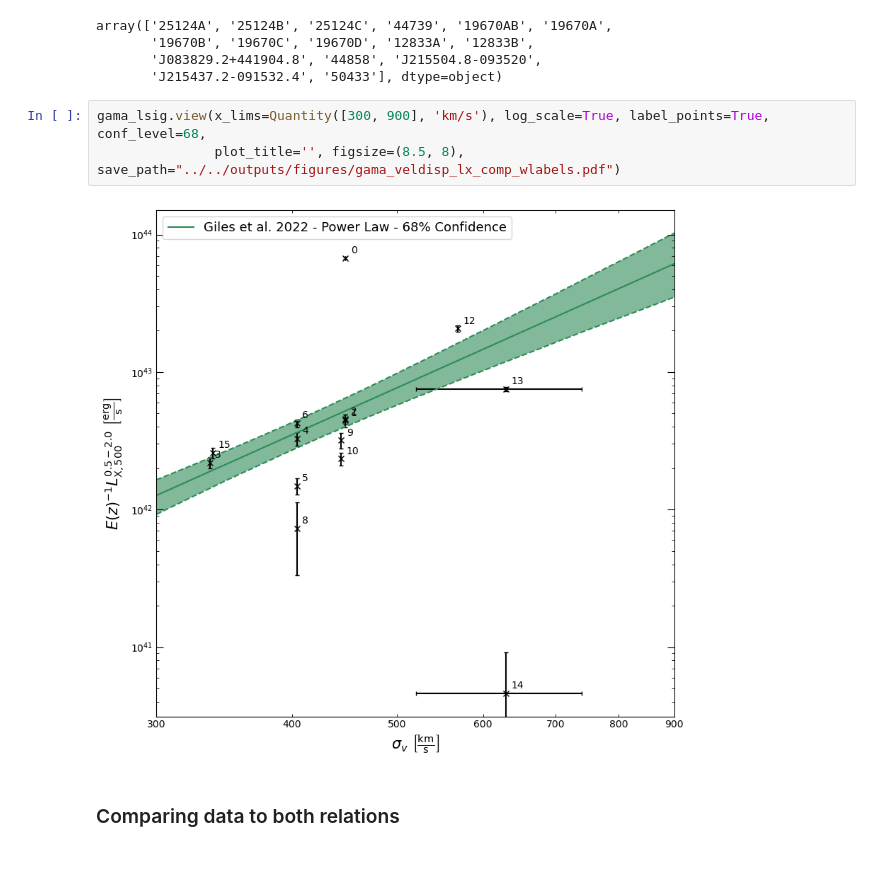
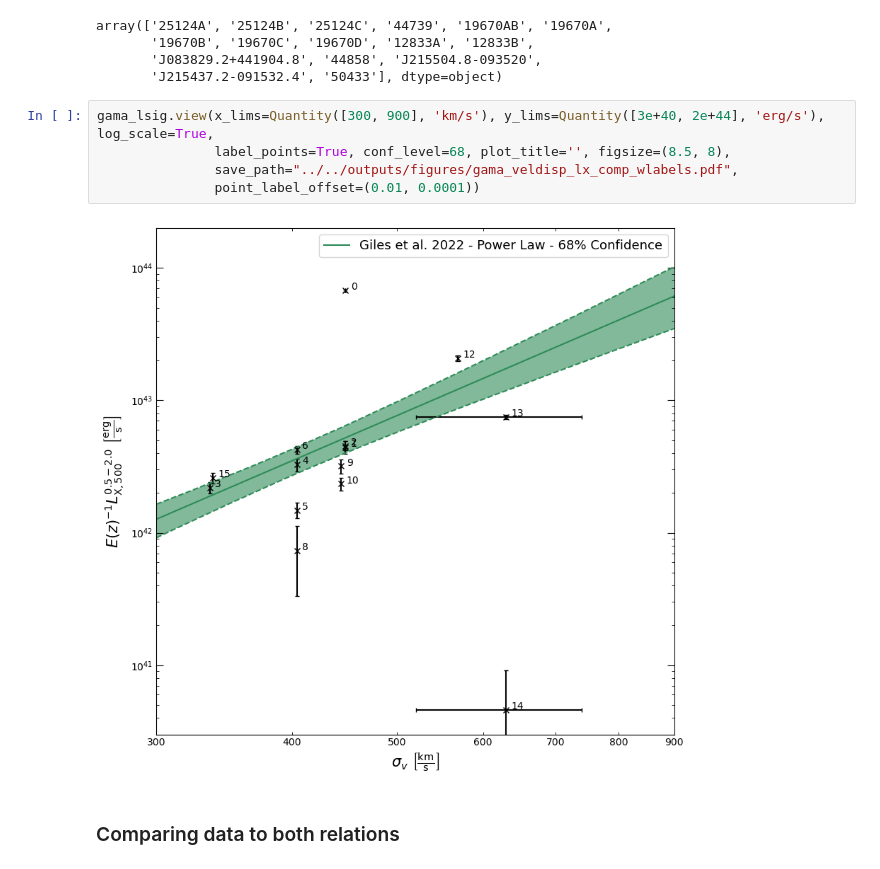
Before and after one commit to DavidT3/OVI_groups, a Jupyter notebook: notebooks/results_analyses/velocity_dispersion_relations.ipynb, the cells around one changed output. Saved outputs shown, nothing was run; the diff lists cells and outputs as text.

```diff
--- a/notebooks/results_analyses/velocity_dispersion_relations.ipynb
+++ b/notebooks/results_analyses/velocity_dispersion_relations.ipynb
@@ -155,10 +172,12 @@ array(['25124A', '25124B', '25124C', '44739', '19670AB', '19670A',
        'J083829.2+441904.8', '44858', 'J215504.8-093520',
        'J215437.2-091532.4', '50433'], dtype=object)
 # %%
-gama_lsig.view(x_lims=Quantity([300, 900], 'km/s'), log_scale=True, label_points=True, conf_level=68,
-               plot_title='', figsize=(8.5, 8), save_path="../../outputs/figures/gama_veldisp_lx_comp_wlabels.pdf")
+gama_lsig.view(x_lims=Quantity([300, 900], 'km/s'), y_lims=Quantity([3e+40, 2e+44], 'erg/s'), log_scale=True,
+               label_points=True, conf_level=68, plot_title='', figsize=(8.5, 8),
+               save_path="../../outputs/figures/gama_veldisp_lx_comp_wlabels.pdf",
+               point_label_offset=(0.01, 0.0001))
 # %% [output]
-[figure, old version]
+[figure, new version]
 # %% [markdown]
 ### Comparing data to both relations
 # %% [markdown]
```
Also changed, not shown: parts of 18 cells of this notebook.
